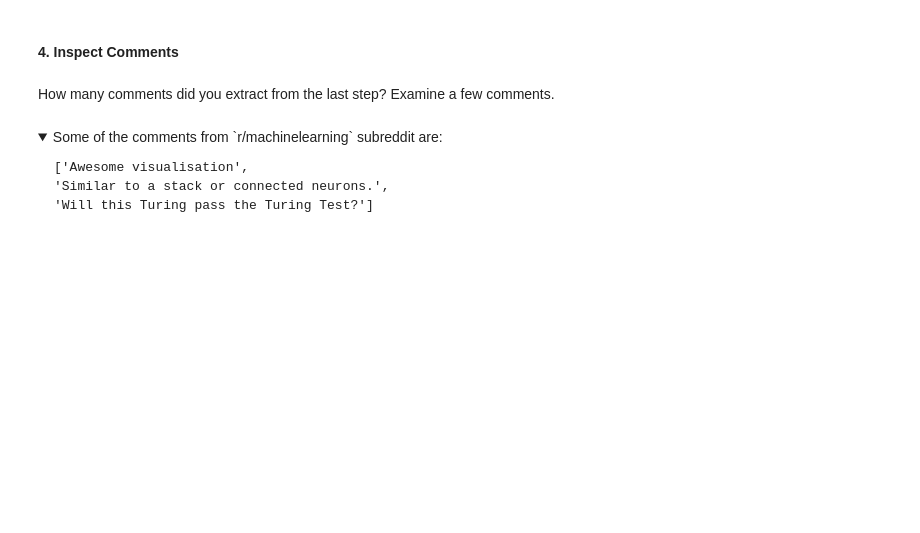
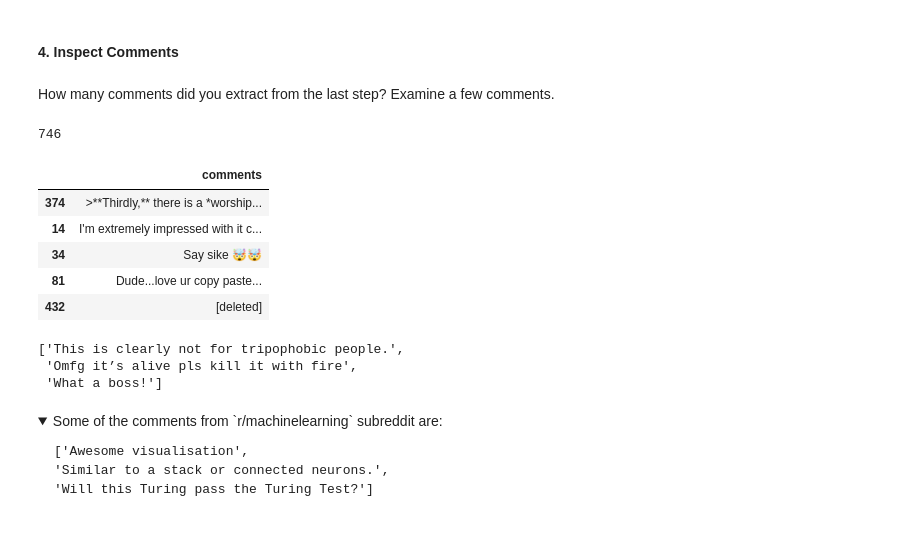
Before and after one commit to ddealwis09/FourthBrain, a Jupyter notebook: assignments/week-03-reddit-sentiment-analysis/nb/analyze-sentiment-subreddit.ipynb, the cells around one changed output. Cells and saved outputs as stored; diff of their text form; code cells hidden in the pictures; folded sections open; blank space fills up the shorter version.

```diff
--- a/assignments/week-03-reddit-sentiment-analysis/nb/analyze-sentiment-subreddit.ipynb
+++ b/assignments/week-03-reddit-sentiment-analysis/nb/analyze-sentiment-subreddit.ipynb
@@ -68,12 +68,13 @@ Now you are ready to create a read-only `Reddit` instance. Refer to [documentati
 # %%
 import praw
 import secrets_reddit
+import pandas as pd
 
 # Create a Reddit object which allows us to interact with the Reddit API
 reddit = praw.Reddit(
-    # YOUR CODE HERE
-    # YOUR CODE HERE
-    # YOUR CODE HERE
+    client_id=secrets_reddit.REDDIT_API_CLIENT_ID,
+    client_secret=secrets_reddit.REDDIT_API_CLIENT_SECRET,
+    user_agent=secrets_reddit.REDDIT_API_USER_AGENT
 )
 # %%
 print(reddit)
@@ -92,2 +93,5 @@ Lastly, create a `subreddit` object for your favorite subreddit and inspect the
+# %%
+# create subreddit object
+subreddit = reddit.subreddit("machinelearning")
 # %% [markdown]
 What is the display name of the subreddit?
@@ -140,0 +168,4 @@ Find titles of top 10 posts of **all time** from your favorite subreddit. Refer
+# %%
+# top 10 pots all time
+for submission in subreddit.top(limit=10):
+    print(submission.title)
@@ -160,0 +201,4 @@ What are the titles of the top 10 posts of **this week** from your favorite subr
+# %%
+# top 10 posts for the week
+for submission in subreddit.top(limit=10, time_filter='week'):
+    print(submission.title)
@@ -215,11 +318,29 @@ for submission in subreddit.top(limit=10):
 # %% [markdown]
 How many comments did you extract from the last step? Examine a few comments.
 # %%
-#YOUR CODE HERE  # the answer may vary 693 for r/machinelearning
+# total number of top level comments  # the answer may vary 693 for r/machinelearning
+len(top_comments)
+# %% [output]
+746
+# %%
+# inspect a sample of comments
+df = pd.DataFrame(top_comments, columns=['comments'])
+df.sample(5)
+# %% [output]
+|  | comments |
+| 374 | >**Thirdly,** there is a *worship... |
+| 14 | I'm extremely impressed with it c... |
+| 34 | Say sike 🤯🤯 |
+| 81 | Dude...love ur copy paste... |
+| 432 | [deleted] |
 # %%
 import random
 
 [random.choice(top_comments) for i in range(3)]
+# %% [output]
+['This is clearly not for tripophobic people.',
+ 'Omfg it’s alive pls kill it with fire',
+ 'What a boss!']
 # %% [markdown]
 <details> <summary>Some of the comments from `r/machinelearning` subreddit are:</summary>
 
```
Also changed, not shown: parts of 39 cells of this notebook, 4 other files.
